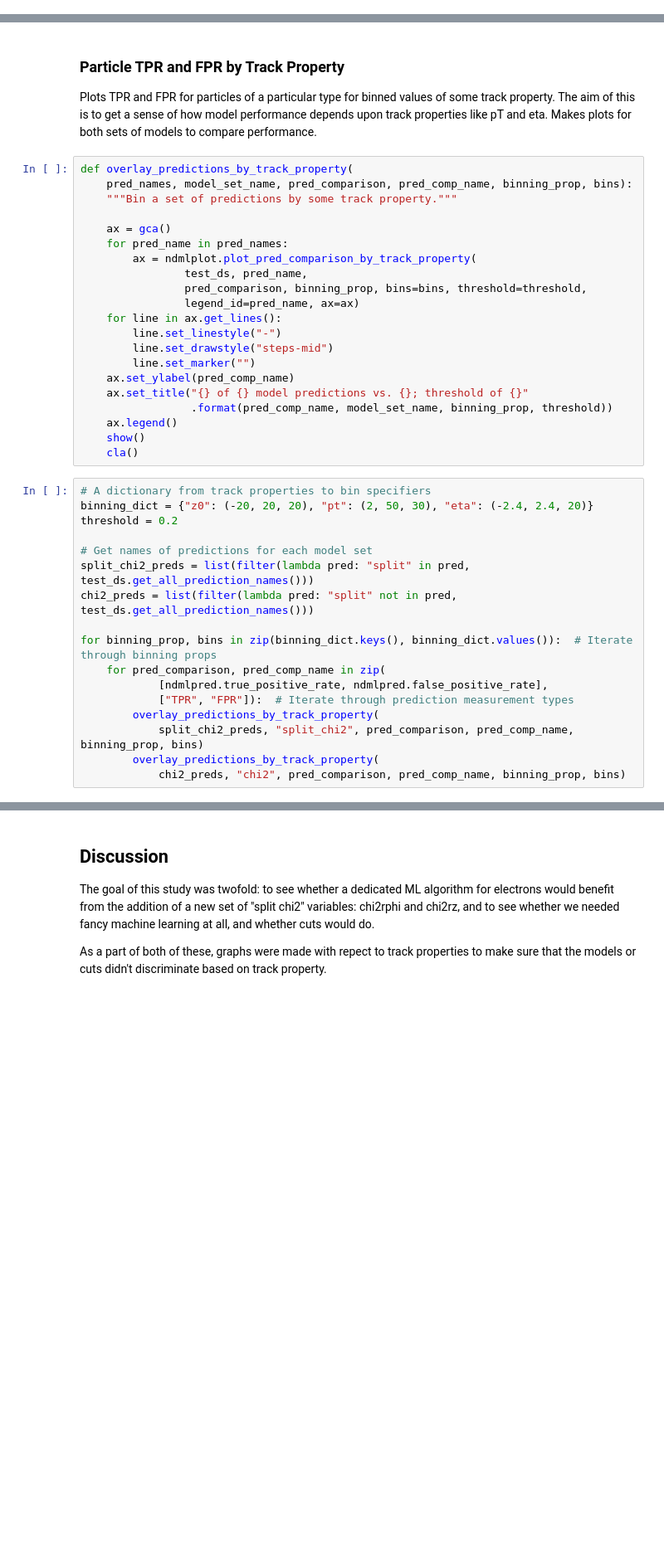
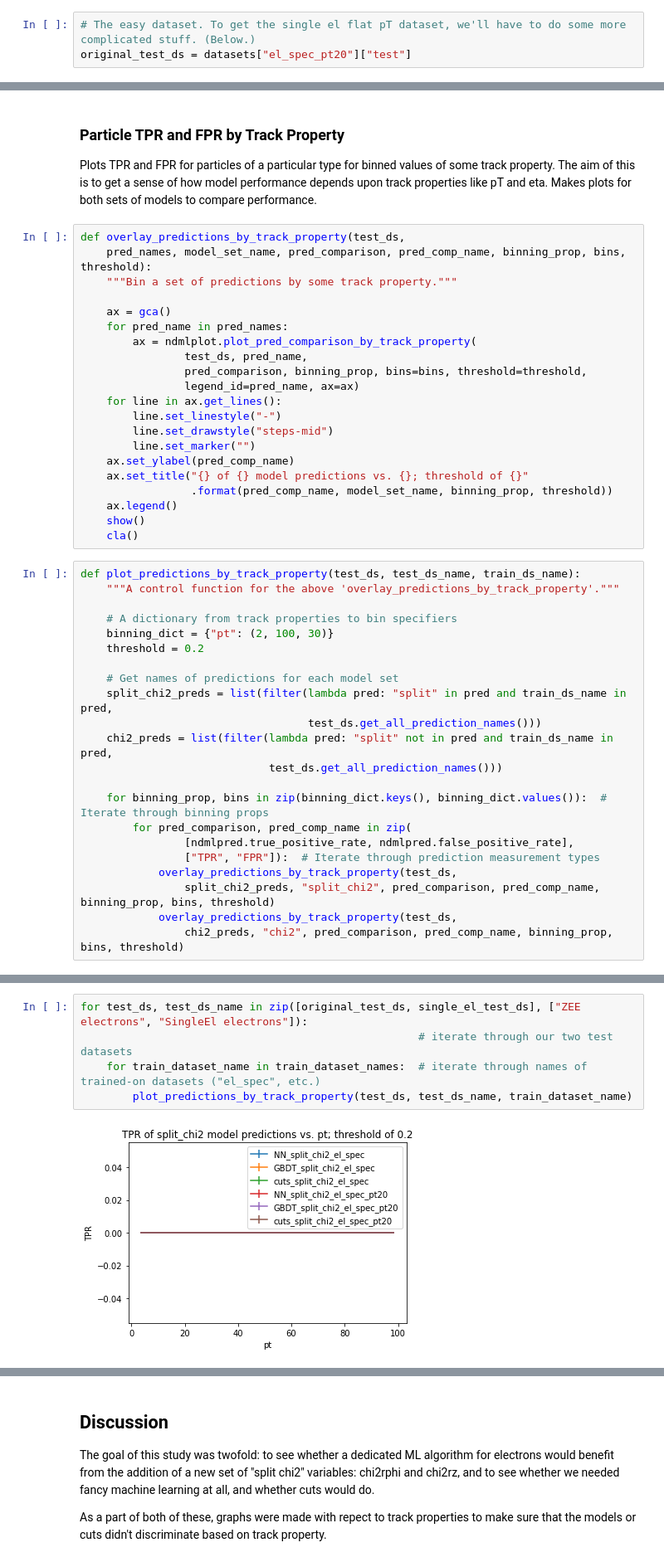
Before and after one commit to cqpancoast/cms-tracktrigger-ml, a Jupyter notebook: electronstudy.ipynb, the cells around one changed output, grey strips where cells are left out. Shown at 83% size. Cells and saved outputs as stored; diff of their text form; blank space fills up the shorter version.

```diff
--- a/electronstudy.ipynb
+++ b/electronstudy.ipynb
@@ -194,0 +342,3 @@ Use the test dataset `test_ds` that hasn't been used for training to make predic
+# %%
+# The easy dataset. To get the single el flat pT dataset, we'll have to do some more complicated stuff. (Below.)
+original_test_ds = datasets["el_spec_pt20"]["test"]
@@ -269,8 +538,8 @@ for pred_comparison, pred_comp_name in zip(
 
 Plots TPR and FPR for particles of a particular type for binned values of some track property. The aim of this is to get a sense of how model performance depends upon track properties like pT and eta. Makes plots for both sets of models to compare performance.
 # %%
-def overlay_predictions_by_track_property(
-    pred_names, model_set_name, pred_comparison, pred_comp_name, binning_prop, bins):
+def overlay_predictions_by_track_property(test_ds,
+    pred_names, model_set_name, pred_comparison, pred_comp_name, binning_prop, bins, threshold):
     """Bin a set of predictions by some track property."""
 
     ax = gca()
@@ -290,19 +559,24 @@ def overlay_predictions_by_track_property(
     show()
     cla()
 # %%
-# A dictionary from track properties to bin specifiers
-binning_dict = {"z0": (-20, 20, 20), "pt": (2, 50, 30), "eta": (-2.4, 2.4, 20)}
-threshold = 0.2
+def plot_predictions_by_track_property(test_ds, test_ds_name, train_ds_name):
+    """A control function for the above 'overlay_predictions_by_track_property'."""
 
-# Get names of predictions for each model set
-split_chi2_preds = list(filter(lambda pred: "split" in pred, test_ds.get_all_prediction_names()))
-chi2_preds = list(filter(lambda pred: "split" not in pred, test_ds.get_all_prediction_names()))
+    # A dictionary from track properties to bin specifiers
+    binning_dict = {"pt": (2, 100, 30)}
+    threshold = 0.2
 
-for binning_prop, bins in zip(binning_dict.keys(), binning_dict.values()):  # Iterate through binning props
-    for pred_comparison, pred_comp_name in zip(
-            [ndmlpred.true_positive_rate, ndmlpred.false_positive_rate],
-            ["TPR", "FPR"]):  # Iterate through prediction measurement types
-        overlay_predictions_by_track_property(
-            split_chi2_preds, "split_chi2", pred_comparison, pred_comp_name, binning_prop, bins)
-        overlay_predictions_by_track_property(
-            chi2_preds, "chi2", pred_comparison, pred_comp_name, binning_prop, bins)
+    # Get names of predictions for each model set
+    split_chi2_preds = list(filter(lambda pred: "split" in pred and train_ds_name in pred,
+                                   test_ds.get_all_prediction_names()))
+    chi2_preds = list(filter(lambda pred: "split" not in pred and train_ds_name in pred,
+                             test_ds.get_all_prediction_names()))
+
+    for binning_prop, bins in zip(binning_dict.keys(), binning_dict.values()):  # Iterate through binning props
+        for pred_comparison, pred_comp_name in zip(
+                [ndmlpred.true_positive_rate, ndmlpred.false_positive_rate],
+                ["TPR", "FPR"]):  # Iterate through prediction measurement types
+            overlay_predictions_by_track_property(test_ds,
+                split_chi2_preds, "split_chi2", pred_comparison, pred_comp_name, binning_prop, bins, threshold)
+            overlay_predictions_by_track_property(test_ds,
+                chi2_preds, "chi2", pred_comparison, pred_comp_name, binning_prop, bins, threshold)
@@ -322,0 +583,7 @@ for binning_prop, bins in zip(binning_dict.keys(), binning_dict.values()):  # It
+# %%
+for test_ds, test_ds_name in zip([original_test_ds, single_el_test_ds], ["ZEE electrons", "SingleEl electrons"]):
+                                                    # iterate through our two test datasets
+    for train_dataset_name in train_dataset_names:  # iterate through names of trained-on datasets ("el_spec", etc.)
+        plot_predictions_by_track_property(test_ds, test_ds_name, train_dataset_name)
+# %% [output]
+[figure, added]
```
Also changed, not shown: parts of 71 cells of this notebook, 2 other files.
